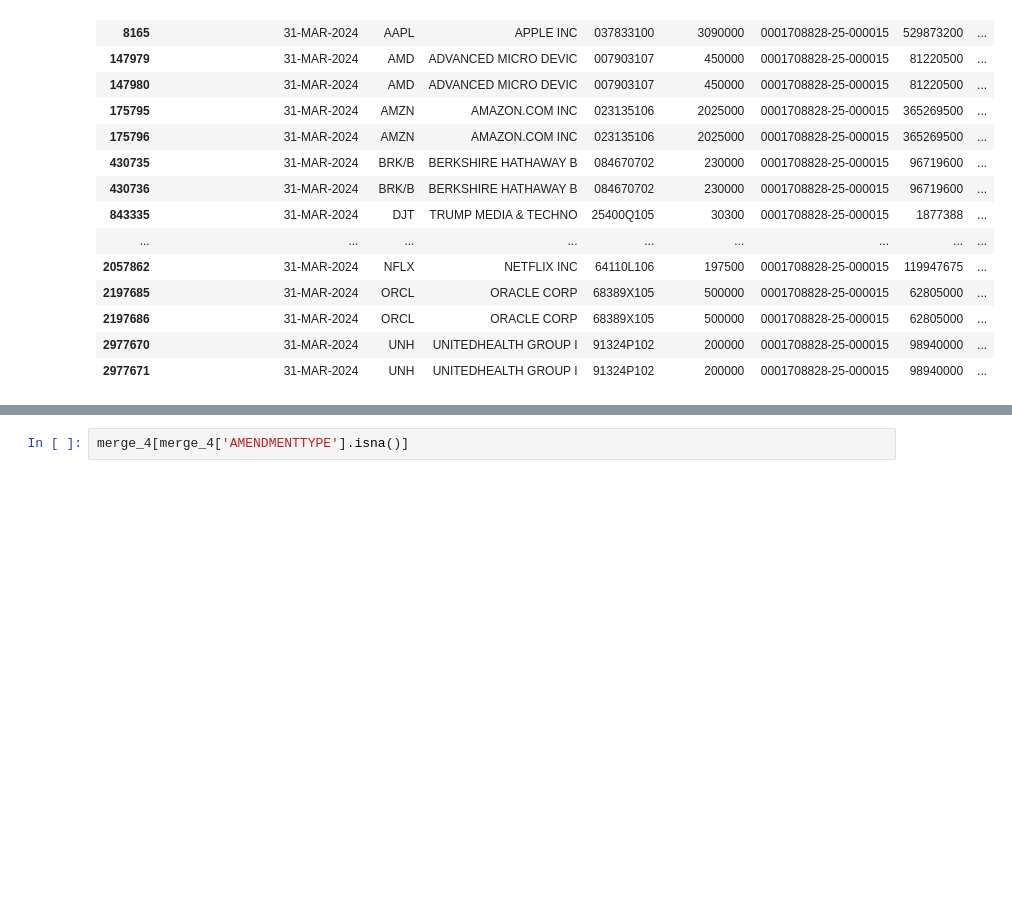
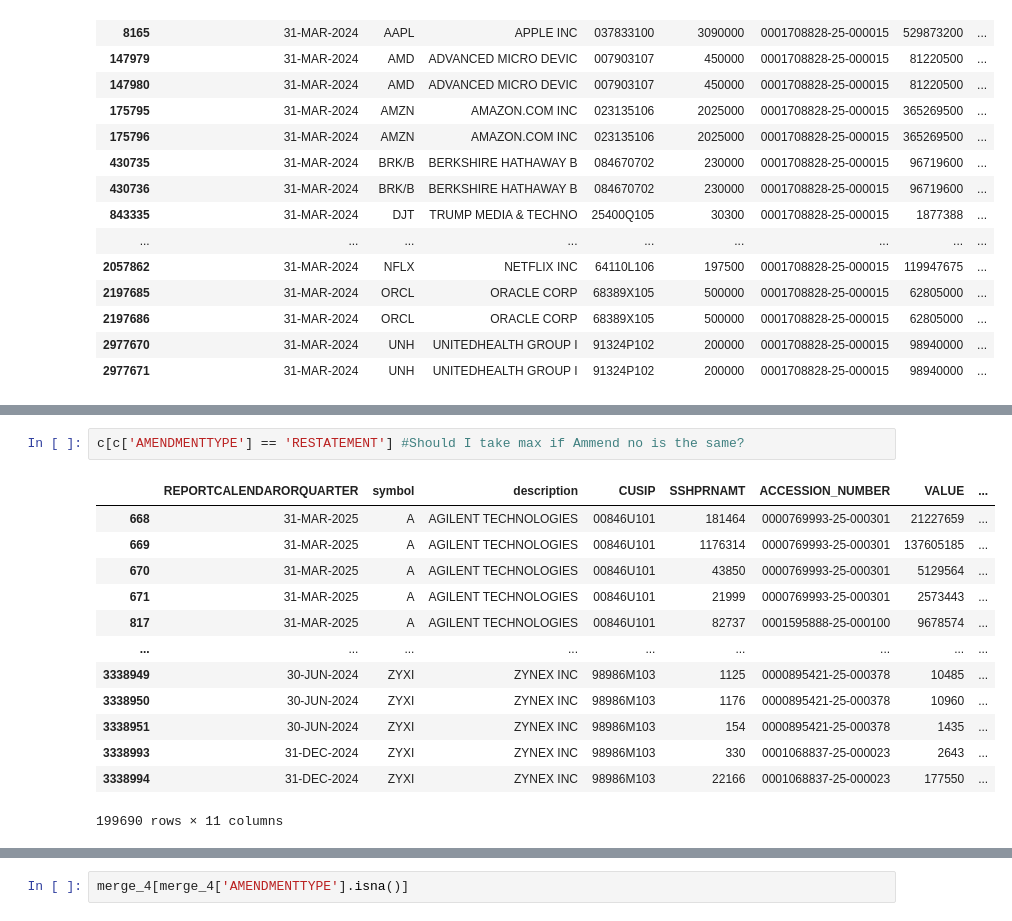
Before and after one commit to uddhavkalra/Stocks-Responsiveness, a Jupyter notebook: Initial_stuff.ipynb, the cells around one changed output, grey strips where cells are left out. Saved outputs shown, nothing was run; the diff lists cells and outputs as text; blank space fills up the shorter version.

```diff
--- a/Initial_stuff.ipynb
+++ b/Initial_stuff.ipynb
@@ -317 +382,17 @@ a[a['AMENDMENTNO'] == 5]
+# %%
+c[c['AMENDMENTTYPE'] == 'RESTATEMENT'] #Should I take max if Ammend no is the same?
+# %% [output]
+|  | REPORTCALENDARORQUARTER | symbol | description | CUSIP | SSHPRNAMT | ACCESSION_NUMBER | VALUE | ... |
+| 668 | 31-MAR-2025 | A | AGILENT TECHNOLOGIES | 00846U101 | 181464 | 0000769993-25-000301 | 21227659 | ... |
+| 669 | 31-MAR-2025 | A | AGILENT TECHNOLOGIES | 00846U101 | 1176314 | 0000769993-25-000301 | 137605185 | ... |
+| 670 | 31-MAR-2025 | A | AGILENT TECHNOLOGIES | 00846U101 | 43850 | 0000769993-25-000301 | 5129564 | ... |
+| 671 | 31-MAR-2025 | A | AGILENT TECHNOLOGIES | 00846U101 | 21999 | 0000769993-25-000301 | 2573443 | ... |
+| 817 | 31-MAR-2025 | A | AGILENT TECHNOLOGIES | 00846U101 | 82737 | 0001595888-25-000100 | 9678574 | ... |
+| ... | ... | ... | ... | ... | ... | ... | ... | ... |
+| 3338949 | 30-JUN-2024 | ZYXI | ZYNEX INC | 98986M103 | 1125 | 0000895421-25-000378 | 10485 | ... |
+| 3338950 | 30-JUN-2024 | ZYXI | ZYNEX INC | 98986M103 | 1176 | 0000895421-25-000378 | 10960 | ... |
+| 3338951 | 30-JUN-2024 | ZYXI | ZYNEX INC | 98986M103 | 154 | 0000895421-25-000378 | 1435 | ... |
+| 3338993 | 31-DEC-2024 | ZYXI | ZYNEX INC | 98986M103 | 330 | 0001068837-25-000023 | 2643 | ... |
+| 3338994 | 31-DEC-2024 | ZYXI | ZYNEX INC | 98986M103 | 22166 | 0001068837-25-000023 | 177550 | ... |
+199690 rows × 11 columns
 # %%
```
Also changed, not shown: parts of 6 cells of this notebook, 1 other file.
